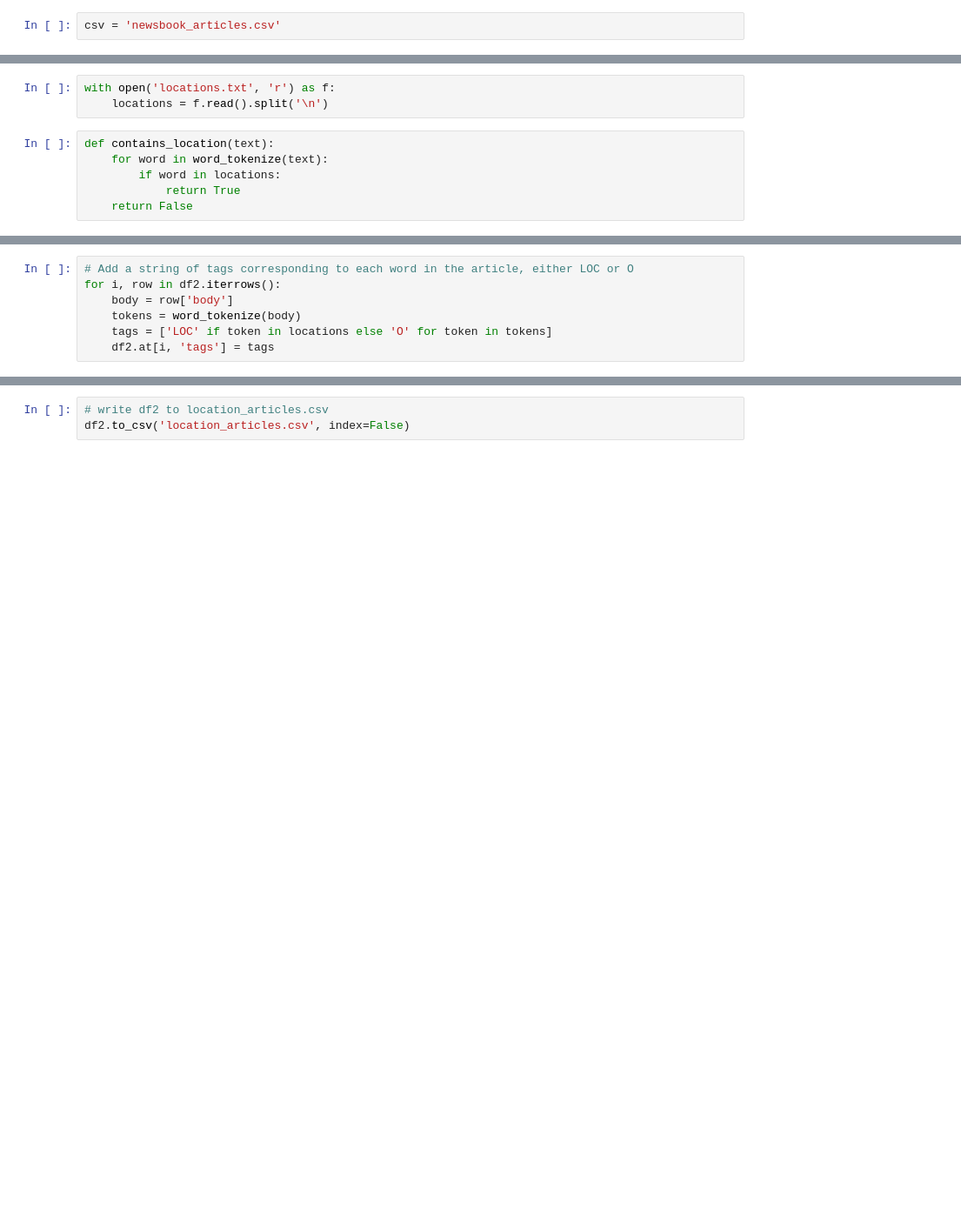
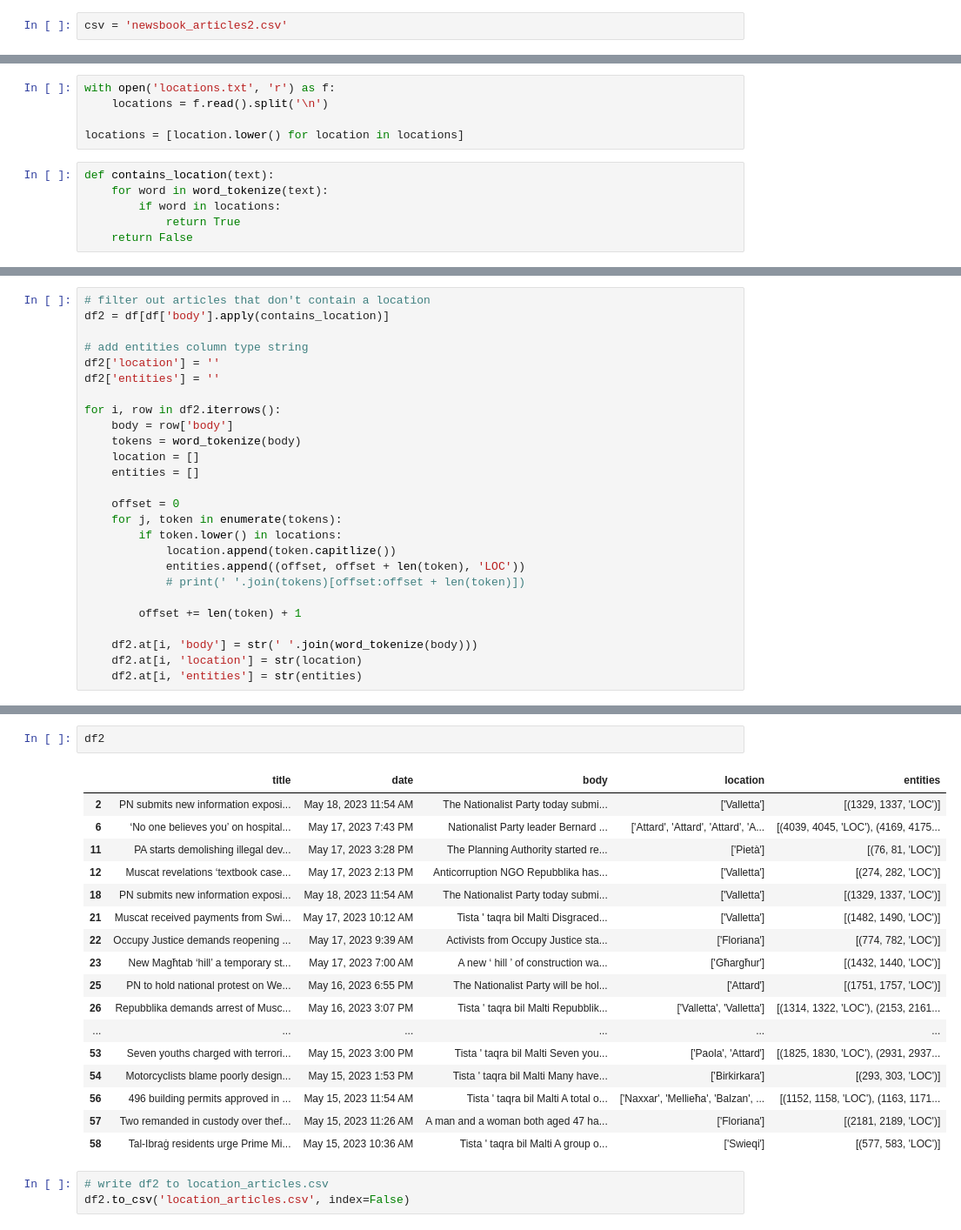
Before and after one commit to matthewkenely/ari2201, a Jupyter notebook: docs/code/location_extractor.ipynb, the cells around one changed output, grey strips where cells are left out. Shown at 87% size. Drawn from its saved outputs; the diff is of its cells as text; blank space fills up the shorter version.

```diff
--- a/docs/code/location_extractor.ipynb
+++ b/docs/code/location_extractor.ipynb
@@ -5,12 +5,14 @@ import re
 
 from nltk.tokenize import word_tokenize
 # %%
-csv = 'newsbook_articles.csv'
+csv = 'newsbook_articles2.csv'
 # %%
 df = pd.read_csv(csv)
 # %%
 with open('locations.txt', 'r') as f:
     locations = f.read().split('\n')
+
+locations = [location.lower() for location in locations]
 # %%
 def contains_location(text):
     for word in word_tokenize(text):
@@ -22,8 +25,27 @@ def contains_location(text):
 df2 = df[df['body'].apply(contains_location)]
-# %%
-# Add a string of tags corresponding to each word in the article, either LOC or O
-for i, row in df2.iterrows():
-    body = row['body']
-    tokens = word_tokenize(body)
-    tags = ['LOC' if token in locations else 'O' for token in tokens]
-    df2.at[i, 'tags'] = tags
+# %%
+# filter out articles that don't contain a location
+df2 = df[df['body'].apply(contains_location)]
+
+# add entities column type string
+df2['location'] = ''
+df2['entities'] = ''
+
+for i, row in df2.iterrows():
+    body = row['body']
+    tokens = word_tokenize(body)
+    location = []
+    entities = []
+
+    offset = 0
+    for j, token in enumerate(tokens):
+        if token.lower() in locations:
+            location.append(token.capitlize())
+            entities.append((offset, offset + len(token), 'LOC'))
+            # print(' '.join(tokens)[offset:offset + len(token)])
+
+        offset += len(token) + 1
+
+    df2.at[i, 'body'] = str(' '.join(word_tokenize(body)))
+    df2.at[i, 'location'] = str(location)
+    df2.at[i, 'entities'] = str(entities)
@@ -30,3 +62,23 @@ for i, row in df2.iterrows():
+# %%
+df2
+# %% [output]
+|  | title | date | body | location | entities |
+| 2 | PN submits new information exposi... | May 18, 2023 11:54 AM | The Nationalist Party today submi... | ['Valletta'] | [(1329, 1337, 'LOC')] |
+| 6 | ‘No one believes you’ on hospital... | May 17, 2023 7:43 PM | Nationalist Party leader Bernard ... | ['Attard', 'Attard', 'Attard', 'A... | [(4039, 4045, 'LOC'), (4169, 4175... |
+| 11 | PA starts demolishing illegal dev... | May 17, 2023 3:28 PM | The Planning Authority started re... | ['Pietà'] | [(76, 81, 'LOC')] |
+| 12 | Muscat revelations ‘textbook case... | May 17, 2023 2:13 PM | Anticorruption NGO Repubblika has... | ['Valletta'] | [(274, 282, 'LOC')] |
+| 18 | PN submits new information exposi... | May 18, 2023 11:54 AM | The Nationalist Party today submi... | ['Valletta'] | [(1329, 1337, 'LOC')] |
+| 21 | Muscat received payments from Swi... | May 17, 2023 10:12 AM | Tista ' taqra bil Malti Disgraced... | ['Valletta'] | [(1482, 1490, 'LOC')] |
+| 22 | Occupy Justice demands reopening ... | May 17, 2023 9:39 AM | Activists from Occupy Justice sta... | ['Floriana'] | [(774, 782, 'LOC')] |
+| 23 | New Magħtab ‘hill’ a temporary st... | May 17, 2023 7:00 AM | A new ‘ hill ’ of construction wa... | ['Għargħur'] | [(1432, 1440, 'LOC')] |
+| 25 | PN to hold national protest on We... | May 16, 2023 6:55 PM | The Nationalist Party will be hol... | ['Attard'] | [(1751, 1757, 'LOC')] |
+| 26 | Repubblika demands arrest of Musc... | May 16, 2023 3:07 PM | Tista ' taqra bil Malti Repubblik... | ['Valletta', 'Valletta'] | [(1314, 1322, 'LOC'), (2153, 2161... |
+| ... | ... | ... | ... | ... | ... |
+| 53 | Seven youths charged with terrori... | May 15, 2023 3:00 PM | Tista ' taqra bil Malti Seven you... | ['Paola', 'Attard'] | [(1825, 1830, 'LOC'), (2931, 2937... |
+| 54 | Motorcyclists blame poorly design... | May 15, 2023 1:53 PM | Tista ' taqra bil Malti Many have... | ['Birkirkara'] | [(293, 303, 'LOC')] |
+| 56 | 496 building permits approved in ... | May 15, 2023 11:54 AM | Tista ' taqra bil Malti A total o... | ['Naxxar', 'Mellieħa', 'Balzan', ... | [(1152, 1158, 'LOC'), (1163, 1171... |
+| 57 | Two remanded in custody over thef... | May 15, 2023 11:26 AM | A man and a woman both aged 47 ha... | ['Floriana'] | [(2181, 2189, 'LOC')] |
+| 58 | Tal-Ibraġ residents urge Prime Mi... | May 15, 2023 10:36 AM | Tista ' taqra bil Malti A group o... | ['Swieqi'] | [(577, 583, 'LOC')] |
 # %%
 # write df2 to location_articles.csv
 df2.to_csv('location_articles.csv', index=False)
```
Also changed, not shown: parts of 2 cells of this notebook, 12 other files.
